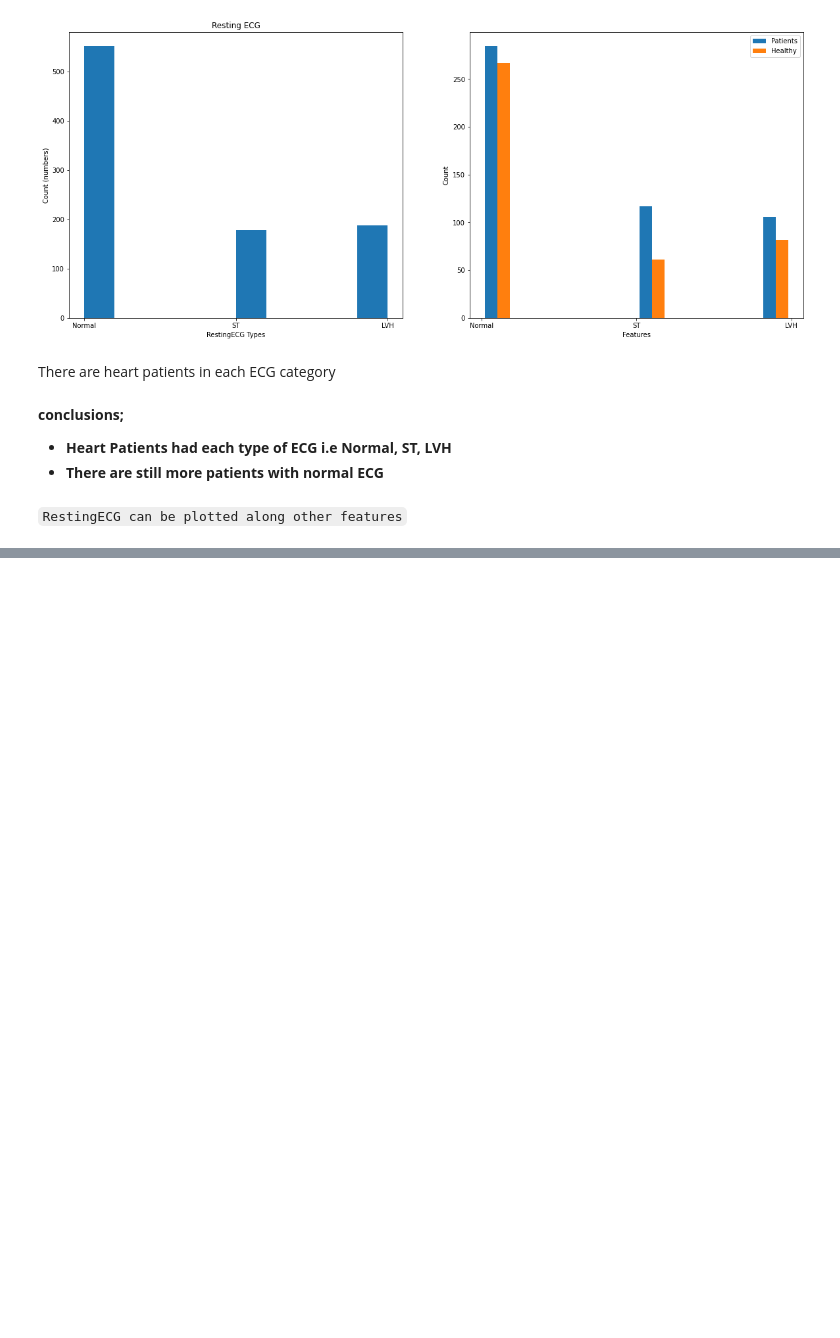
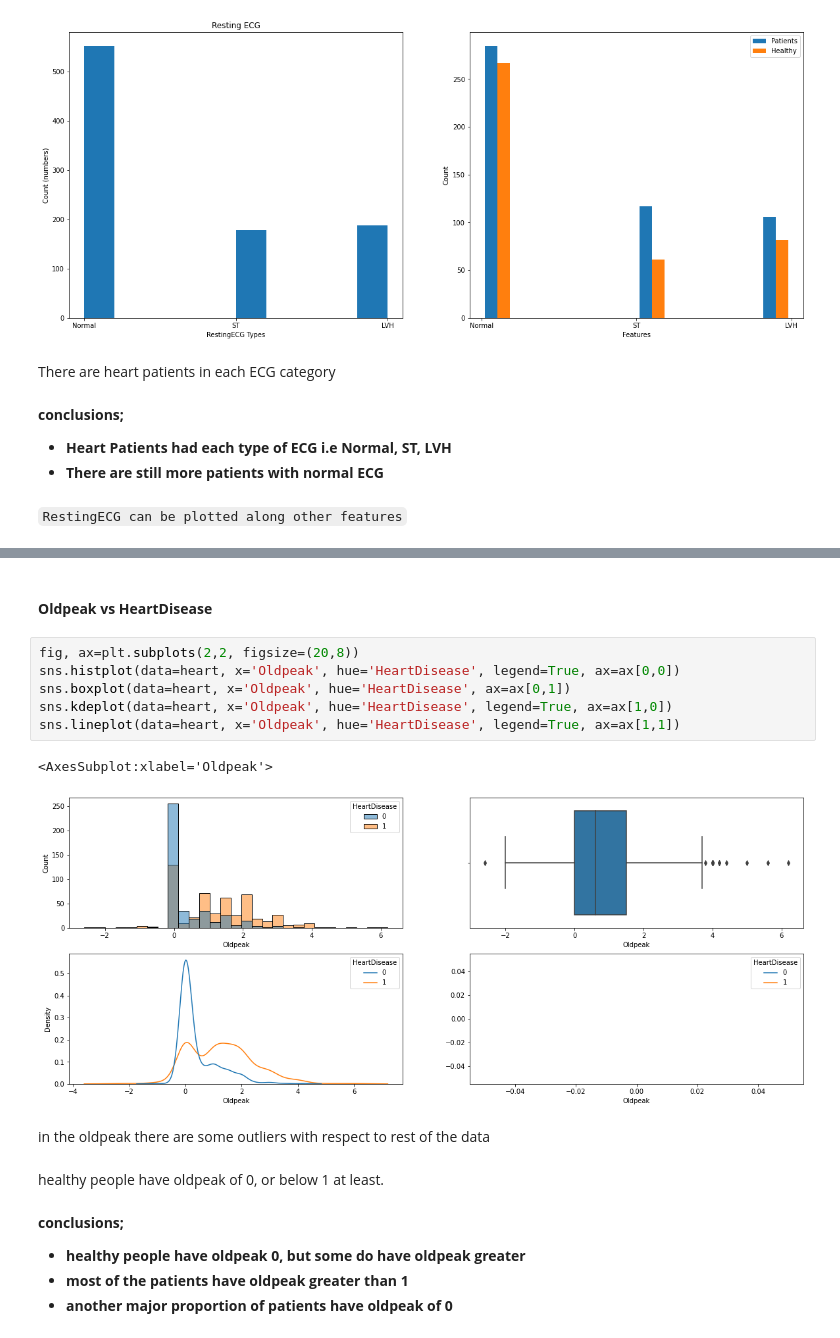
Before and after one commit to Irfan-Ahmad-byte/Heart-Failure, a Jupyter notebook: heart_failure.ipynb, the cells around one changed output, grey strips where cells are left out. Saved outputs shown, nothing was run; the diff lists cells and outputs as text; blank space fills up the shorter version.

```diff
--- a/heart_failure.ipynb
+++ b/heart_failure.ipynb
@@ -375,0 +463,20 @@ There are heart patients in each ECG category
+# %% [markdown]
+#### **Oldpeak vs HeartDisease**
+# %%
+fig, ax=plt.subplots(2,2, figsize=(20,8))
+sns.histplot(data=heart, x='Oldpeak', hue='HeartDisease', legend=True, ax=ax[0,0])
+sns.boxplot(data=heart, x='Oldpeak', hue='HeartDisease', ax=ax[0,1])
+sns.kdeplot(data=heart, x='Oldpeak', hue='HeartDisease', legend=True, ax=ax[1,0])
+sns.lineplot(data=heart, x='Oldpeak', hue='HeartDisease', legend=True, ax=ax[1,1])
+# %% [output]
+<AxesSubplot:xlabel='Oldpeak'>
+[figure, added]
+# %% [markdown]
+in the oldpeak there are some outliers with respect to rest of the data
+# %% [markdown]
+healthy people have oldpeak of 0, or below 1 at least.
+# %% [markdown]
+**conclusions;**
+- **healthy people have oldpeak 0, but some do have oldpeak greater**
+- **most of the patients have oldpeak greater than 1**
+- **another major proportion of patients have oldpeak of 0**
```
Also changed, not shown: parts of 23 cells of this notebook.
